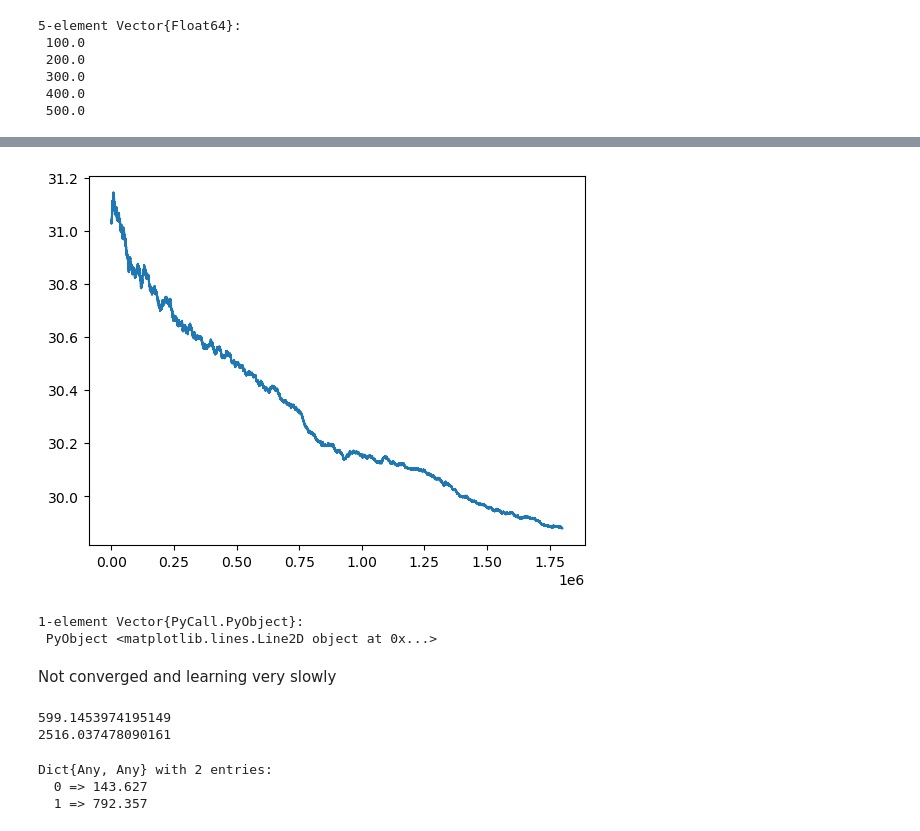
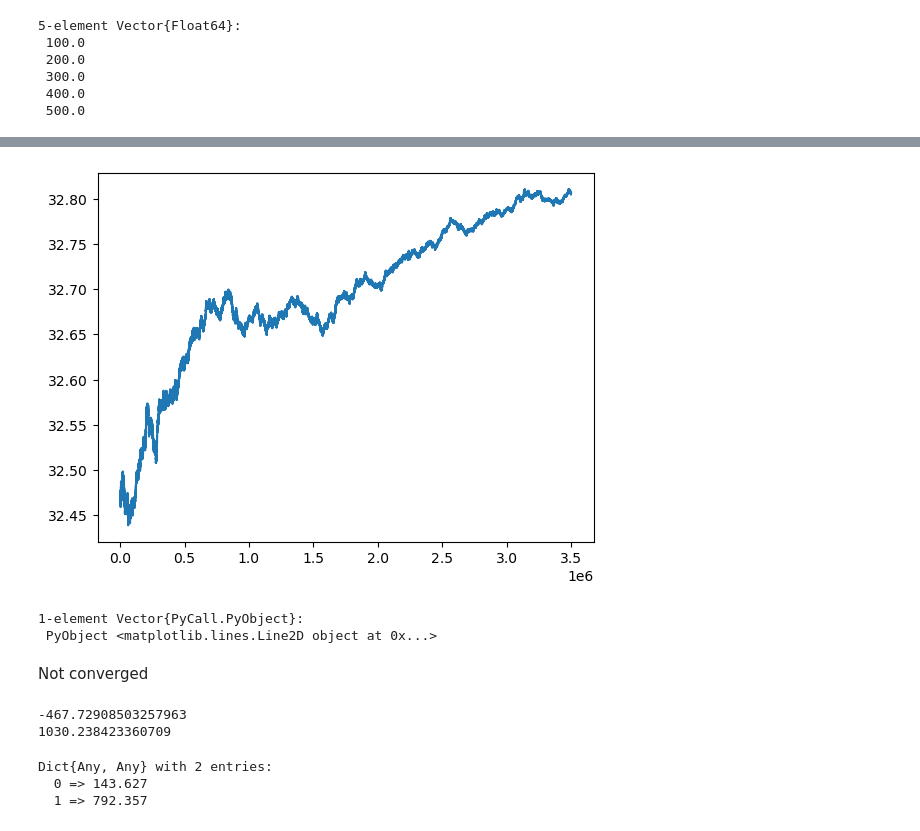
Before and after one commit to fairleyl/PhD-Code, a Jupyter notebook: Problem-Suite-NewVFA.ipynb, the cells around one changed output, grey strips where cells are left out. Drawn from its saved outputs; the diff is of its cells as text; code cells hidden in the pictures.

```diff
--- a/Problem-Suite-NewVFA.ipynb
+++ b/Problem-Suite-NewVFA.ipynb
@@ -5285,7 +5285,7 @@ r=[100.0*i for i in 1:N]
  400.0
  500.0
 # %%
-nMax = 2000000
-resultNewVFA = smarviNewVFA_ST(N,alpha_d, alpha_r, beta, tau, c0, c1, r, nMax, 1.0, 10.0; stepsizeType = "varyByNumVisits", printProgress = true, modCounter = 100000)
+nMax = 4000000
+resultNewVFA = smarviNewVFA_ST(N,alpha_d, alpha_r, beta, tau, c0, c1, r, nMax, 1.0, 10.0; stepsizeType = "varyByNumVisits", printProgress = true, modCounter = 500000)
 resultNewVFA[3]
 # %% [output]
@@ -5313,19 +5301,20 @@ resultNewVFA[3]
 # %%
-PyPlot.plot(resultNewVFA[4][200000:nMax])
+start = floor(Int64, nMax/10)
+PyPlot.plot(resultNewVFA[4][500000:nMax])
 # %% [output]
-[figure, old version]
+[figure, new version]
 1-element Vector{PyCall.PyObject}:
  PyObject <matplotlib.lines.Line2D object at 0x...>
 # %% [markdown]
-Not converged and learning very slowly
+Not converged
 # %%
 ve = resultNewVFA[1]
 vn = resultNewVFA[2]
 println(v([1,1,1,1,1],N,alpha_d, alpha_r, beta, tau, c0, c1, r, ve, vn))
 println(v([3,3,3,3,3],N,alpha_d, alpha_r, beta, tau, c0, c1, r, ve, vn))
 # %% [output]
-599.1453974195149
-2516.037478090161
+-467.72908503257963
+1030.238423360709
 # %%
 vn
 # %% [output]
```
Also changed, not shown: parts of 2 cells of this notebook.
